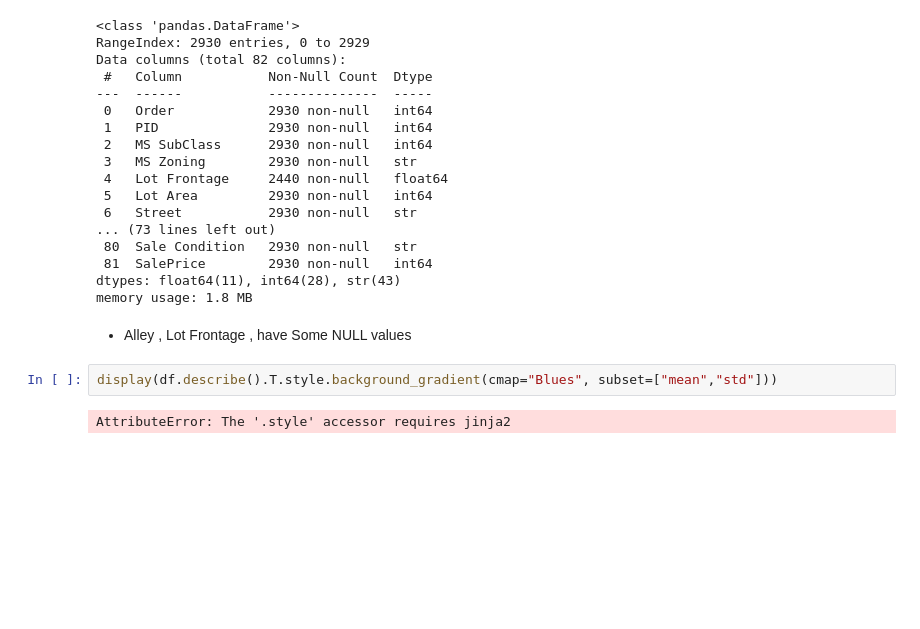
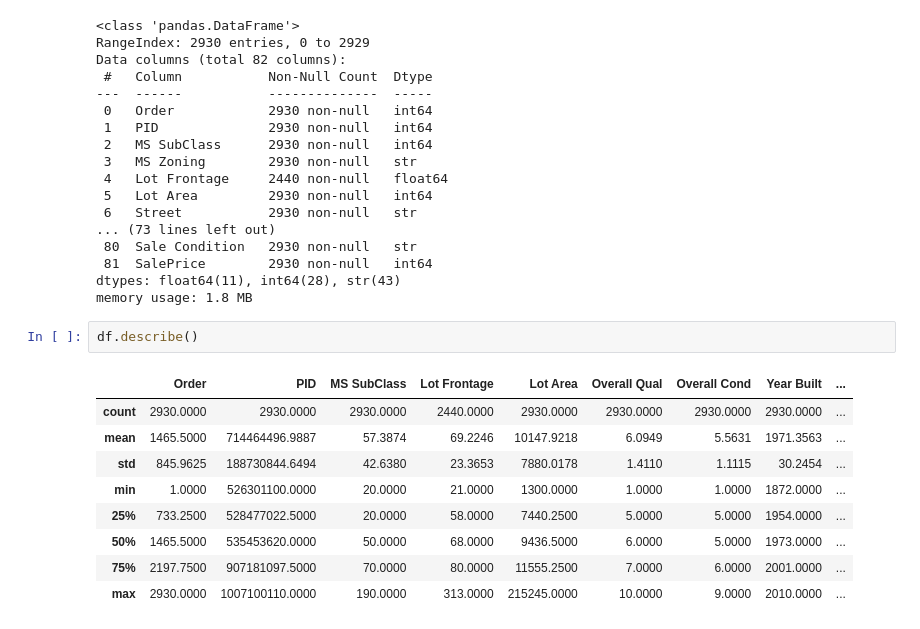
Before and after one commit to ViShEsHK2412/macro-pricer, a Jupyter notebook: notebooks/first.ipynb, the cells around one changed output. Saved outputs shown, nothing was run; the diff lists cells and outputs as text; blank space fills up the shorter version.

```diff
--- a/notebooks/first.ipynb
+++ b/notebooks/first.ipynb
@@ -283,9 +285,15 @@ Data columns (total 82 columns):
  81  SalePrice        2930 non-null   int64
 dtypes: float64(11), int64(28), str(43)
 memory usage: 1.8 MB
-# %% [markdown]
-- Alley , Lot Frontage , have Some NULL values
-# %%
-display(df.describe().T.style.background_gradient(cmap="Blues", subset=["mean","std"]))
-# %% [output]
-AttributeError: The '.style' accessor requires jinja2
+# %%
+df.describe()
+# %% [output]
+|  | Order | PID | MS SubClass | Lot Frontage | Lot Area | Overall Qual | Overall Cond | Year Built | ... |
+| count | 2930.0000 | 2930.0000 | 2930.0000 | 2440.0000 | 2930.0000 | 2930.0000 | 2930.0000 | 2930.0000 | ... |
+| mean | 1465.5000 | 714464496.9887 | 57.3874 | 69.2246 | 10147.9218 | 6.0949 | 5.5631 | 1971.3563 | ... |
+| std | 845.9625 | 188730844.6494 | 42.6380 | 23.3653 | 7880.0178 | 1.4110 | 1.1115 | 30.2454 | ... |
+| min | 1.0000 | 526301100.0000 | 20.0000 | 21.0000 | 1300.0000 | 1.0000 | 1.0000 | 1872.0000 | ... |
+| 25% | 733.2500 | 528477022.5000 | 20.0000 | 58.0000 | 7440.2500 | 5.0000 | 5.0000 | 1954.0000 | ... |
+| 50% | 1465.5000 | 535453620.0000 | 50.0000 | 68.0000 | 9436.5000 | 6.0000 | 5.0000 | 1973.0000 | ... |
+| 75% | 2197.7500 | 907181097.5000 | 70.0000 | 80.0000 | 11555.2500 | 7.0000 | 6.0000 | 2001.0000 | ... |
+| max | 2930.0000 | 1007100110.0000 | 190.0000 | 313.0000 | 215245.0000 | 10.0000 | 9.0000 | 2010.0000 | ... |
```
Also changed, not shown: parts of 7 cells of this notebook.
